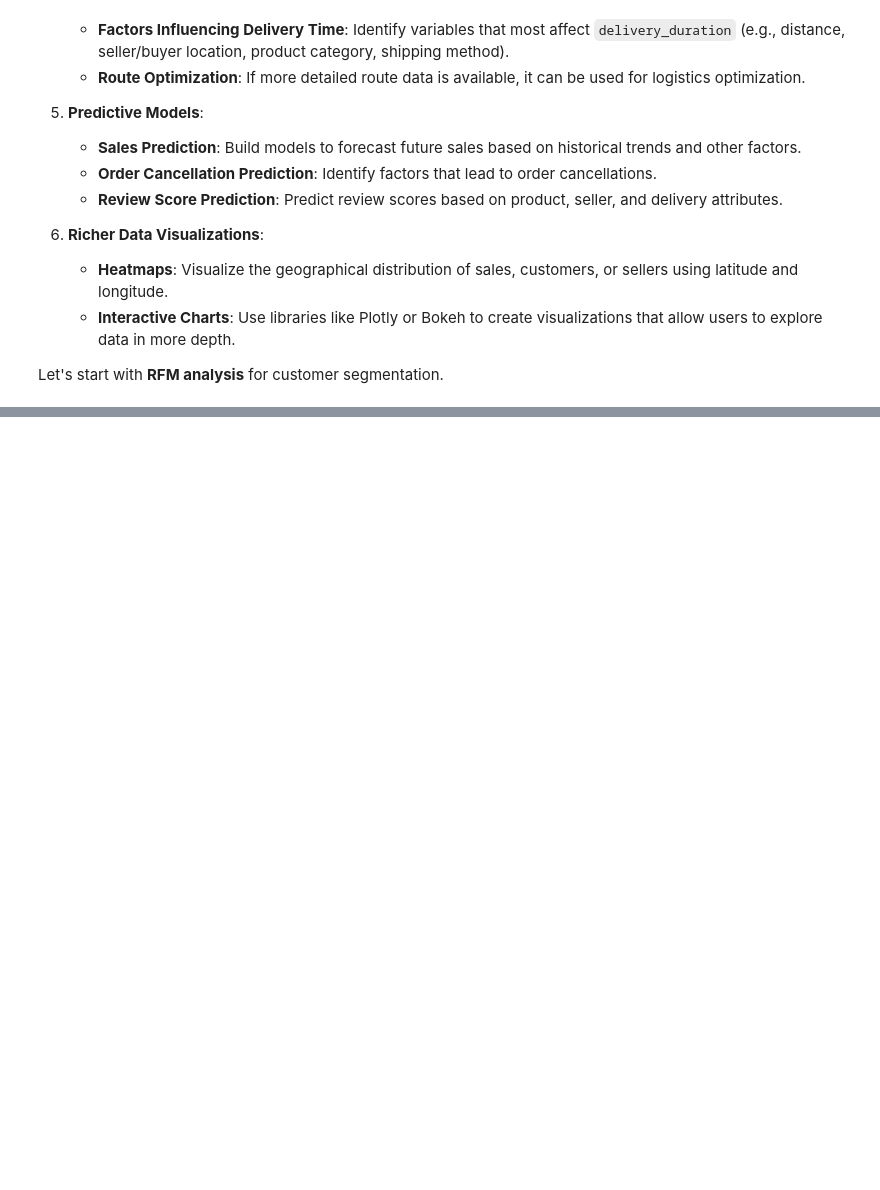
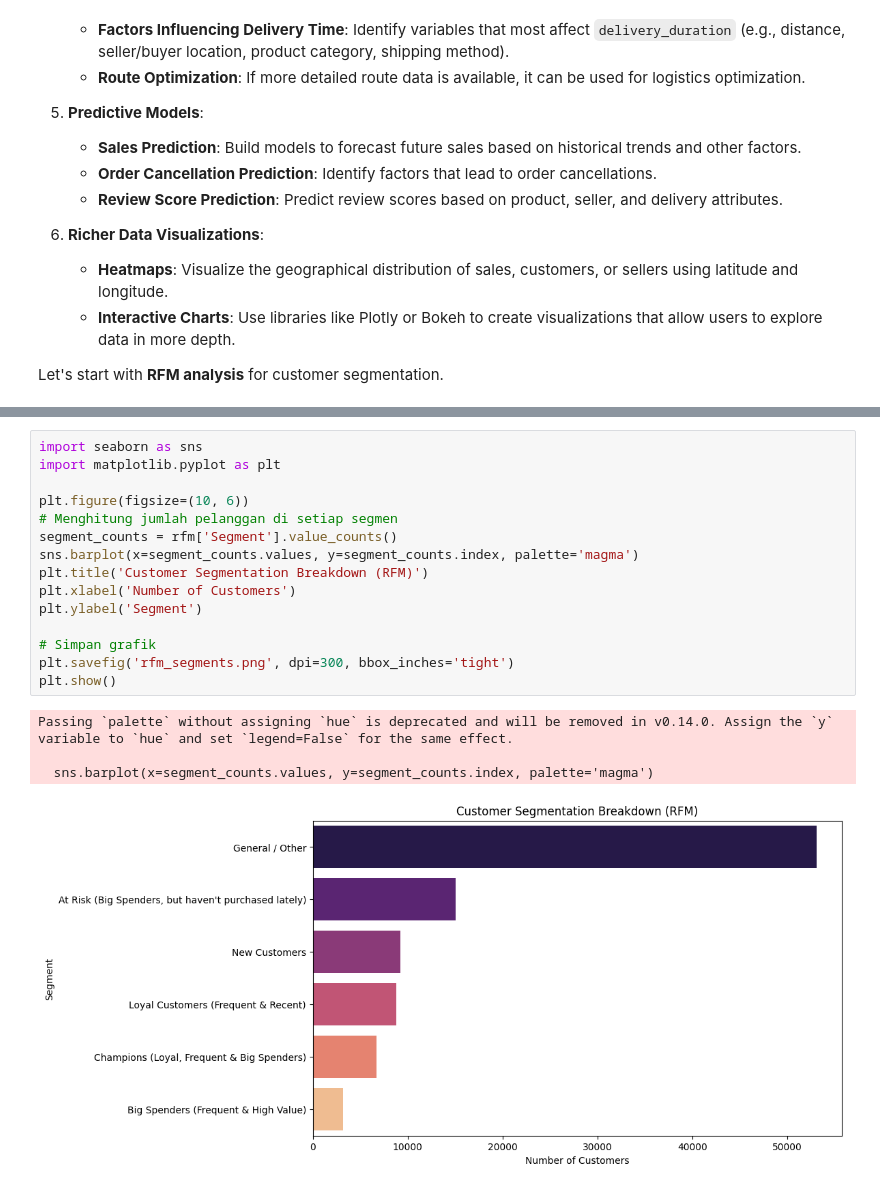
Before and after one commit to safanadhira/brazilian-ecommerce-RFM-analysis, a Jupyter notebook: notebook/brazilian_ecommerce.ipynb, the cells around one changed output, grey strips where cells are left out. Drawn from its saved outputs; the diff is of its cells as text; blank space fills up the shorter version.

Commit message:
Added visualization for the RFM segments

```diff
--- a/notebook/brazilian_ecommerce.ipynb
+++ b/notebook/brazilian_ecommerce.ipynb
@@ -838 +841,21 @@ New Customers                                                  15006
 Name: count, dtype: int64
+# %%
+import seaborn as sns
+import matplotlib.pyplot as plt
+
+plt.figure(figsize=(10, 6))
+# Menghitung jumlah pelanggan di setiap segmen
+segment_counts = rfm['Segment'].value_counts()
+sns.barplot(x=segment_counts.values, y=segment_counts.index, palette='magma')
+plt.title('Customer Segmentation Breakdown (RFM)')
+plt.xlabel('Number of Customers')
+plt.ylabel('Segment')
+
+# Simpan grafik
+plt.savefig('rfm_segments.png', dpi=300, bbox_inches='tight')
+plt.show()
+# %% [output]
+Passing `palette` without assigning `hue` is deprecated and will be removed in v0.14.0. Assign the `y` variable to `hue` and set `legend=False` for the same effect.
+
+  sns.barplot(x=segment_counts.values, y=segment_counts.index, palette='magma')
+[figure, added]
```
Also changed, not shown: parts of 3 cells of this notebook, 4 other files.
